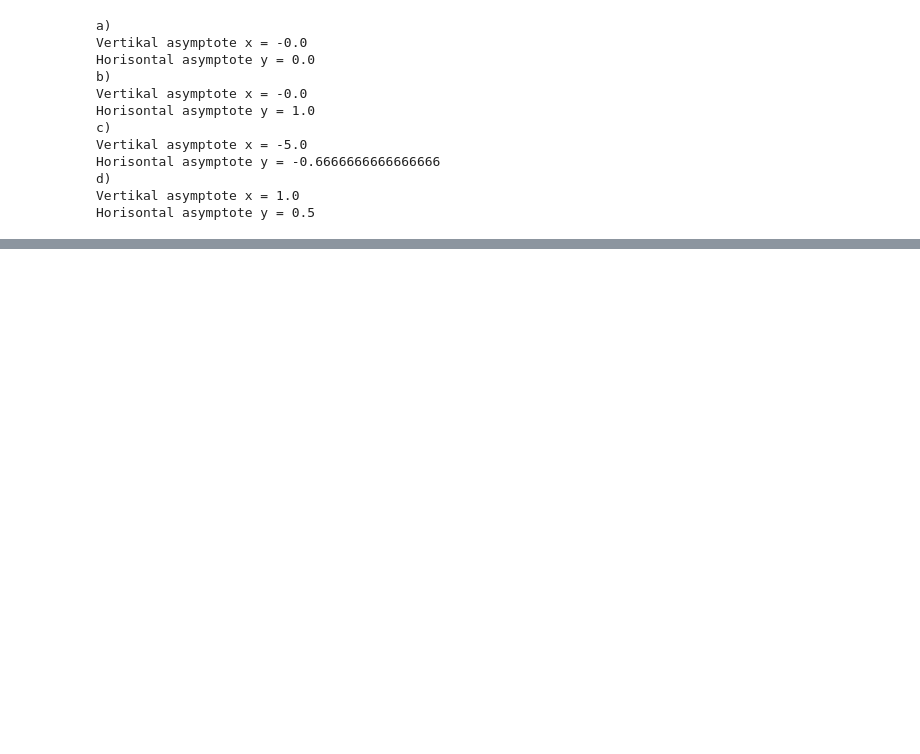
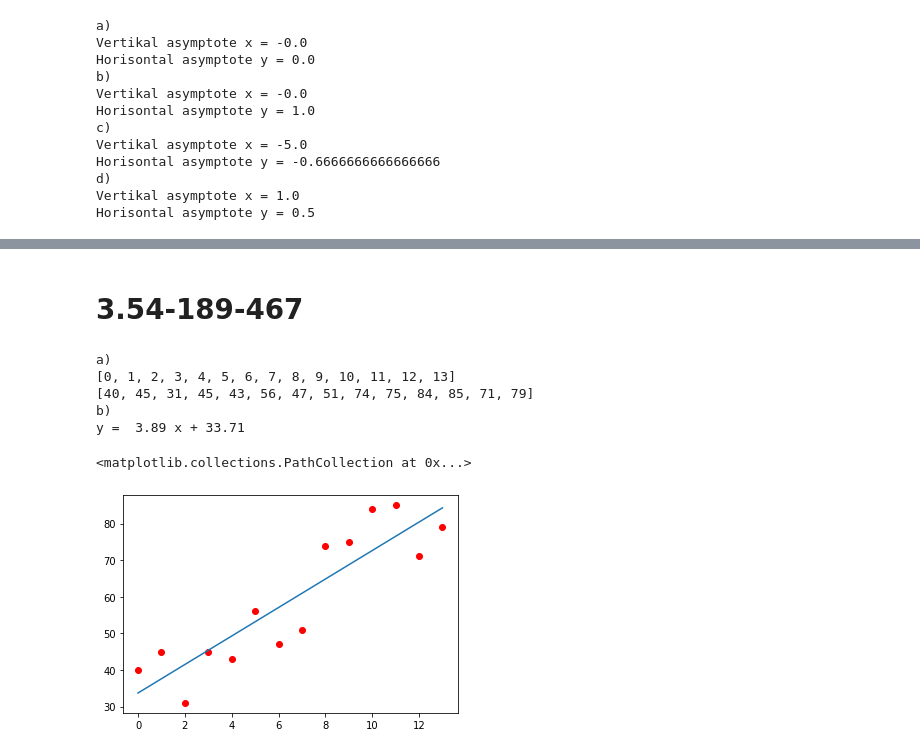
Before and after one commit to bitjungle/1T-Monster, a Jupyter notebook: kapittel-03.ipynb, the cells around one changed output, grey strips where cells are left out. Cells and saved outputs as stored; diff of their text form; code cells hidden in the pictures; blank space fills up the shorter version.

```diff
--- a/kapittel-03.ipynb
+++ b/kapittel-03.ipynb
@@ -1603,0 +1642,25 @@ Horisontal asymptote y = 0.5
+# %% [markdown]
+# 3.54-189-467
+# %%
+aar_etter_2003 = [i for i in range(14)]
+andel = [40, 45, 31, 45, 43, 56, 47, 51, 74, 75, 84, 85, 71, 79]
+
+print('a)')
+print(aar_etter_2003)
+print(andel)
+
+print('b)')
+koeff = np.polyfit(aar_etter_2003, andel, 1)
+print('y = ', round(koeff[0], 2), 'x +', round(koeff[1], 2))
+xverdier = np.linspace(0, 13, 100)
+yverdier = koeff[0]*xverdier + koeff[1]
+plt.plot(xverdier, yverdier)
+plt.scatter(aar_etter_2003, andel, color='red')
+# %% [output]
+a)
+[0, 1, 2, 3, 4, 5, 6, 7, 8, 9, 10, 11, 12, 13]
+[40, 45, 31, 45, 43, 56, 47, 51, 74, 75, 84, 85, 71, 79]
+b)
+y =  3.89 x + 33.71
+<matplotlib.collections.PathCollection at 0x...>
+[figure, added]
```
Also changed, not shown: parts of 2 cells of this notebook.
